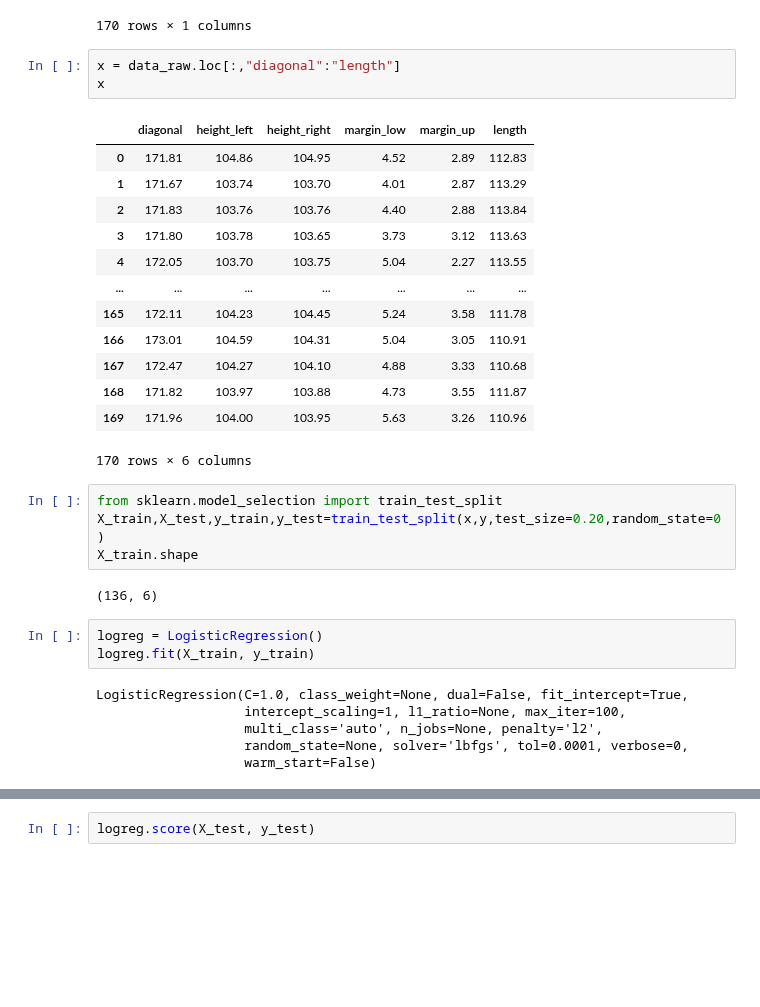
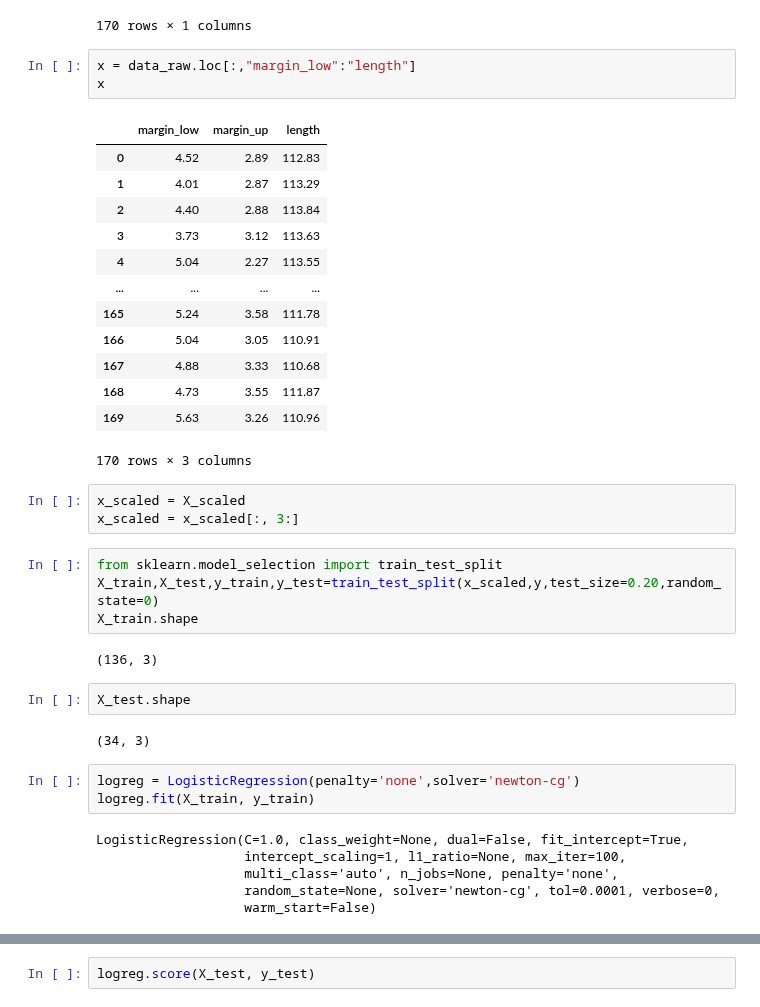
Before and after one commit to Sh4mSh4m/OCR_DA_proj6, a Jupyter notebook: Projet 6.ipynb, the cells around one changed output, grey strips where cells are left out. Saved outputs shown, nothing was run; the diff lists cells and outputs as text; blank space fills up the shorter version.

```diff
--- a/Projet 6.ipynb
+++ b/Projet 6.ipynb
@@ -444,36 +468,43 @@ PDybin
 | 169 | 0 |
 170 rows × 1 columns
 # %%
-x = data_raw.loc[:,"diagonal":"length"]
+x = data_raw.loc[:,"margin_low":"length"]
 x
 # %% [output]
-|  | diagonal | height_left | height_right | margin_low | margin_up | length |
-| 0 | 171.81 | 104.86 | 104.95 | 4.52 | 2.89 | 112.83 |
-| 1 | 171.67 | 103.74 | 103.70 | 4.01 | 2.87 | 113.29 |
-| 2 | 171.83 | 103.76 | 103.76 | 4.40 | 2.88 | 113.84 |
-| 3 | 171.80 | 103.78 | 103.65 | 3.73 | 3.12 | 113.63 |
-| 4 | 172.05 | 103.70 | 103.75 | 5.04 | 2.27 | 113.55 |
-| ... | ... | ... | ... | ... | ... | ... |
-| 165 | 172.11 | 104.23 | 104.45 | 5.24 | 3.58 | 111.78 |
-| 166 | 173.01 | 104.59 | 104.31 | 5.04 | 3.05 | 110.91 |
-| 167 | 172.47 | 104.27 | 104.10 | 4.88 | 3.33 | 110.68 |
-| 168 | 171.82 | 103.97 | 103.88 | 4.73 | 3.55 | 111.87 |
-| 169 | 171.96 | 104.00 | 103.95 | 5.63 | 3.26 | 110.96 |
+|  | margin_low | margin_up | length |
+| 0 | 4.52 | 2.89 | 112.83 |
+| 1 | 4.01 | 2.87 | 113.29 |
+| 2 | 4.40 | 2.88 | 113.84 |
+| 3 | 3.73 | 3.12 | 113.63 |
+| 4 | 5.04 | 2.27 | 113.55 |
+| ... | ... | ... | ... |
+| 165 | 5.24 | 3.58 | 111.78 |
+| 166 | 5.04 | 3.05 | 110.91 |
+| 167 | 4.88 | 3.33 | 110.68 |
+| 168 | 4.73 | 3.55 | 111.87 |
+| 169 | 5.63 | 3.26 | 110.96 |
-170 rows × 6 columns
+170 rows × 3 columns
+# %%
+x_scaled = X_scaled
+x_scaled = x_scaled[:, 3:]
 # %%
 from sklearn.model_selection import train_test_split
-X_train,X_test,y_train,y_test=train_test_split(x,y,test_size=0.20,random_state=0)
+X_train,X_test,y_train,y_test=train_test_split(x_scaled,y,test_size=0.20,random_state=0)
 X_train.shape
 # %% [output]
-(136, 6)
+(136, 3)
+# %%
+X_test.shape
+# %% [output]
+(34, 3)
 # %%
-logreg = LogisticRegression()
+logreg = LogisticRegression(penalty='none',solver='newton-cg')
 logreg.fit(X_train, y_train)
 # %% [output]
 LogisticRegression(C=1.0, class_weight=None, dual=False, fit_intercept=True,
                    intercept_scaling=1, l1_ratio=None, max_iter=100,
-                   multi_class='auto', n_jobs=None, penalty='l2',
-                   random_state=None, solver='lbfgs', tol=0.0001, verbose=0,
+                   multi_class='auto', n_jobs=None, penalty='none',
+                   random_state=None, solver='newton-cg', tol=0.0001, verbose=0,
                    warm_start=False)
 # %%
 pd.DataFrame(np.concatenate([logreg.intercept_.reshape(-1,1),
```
Also changed, not shown: parts of 45 cells of this notebook, 1 other file.
